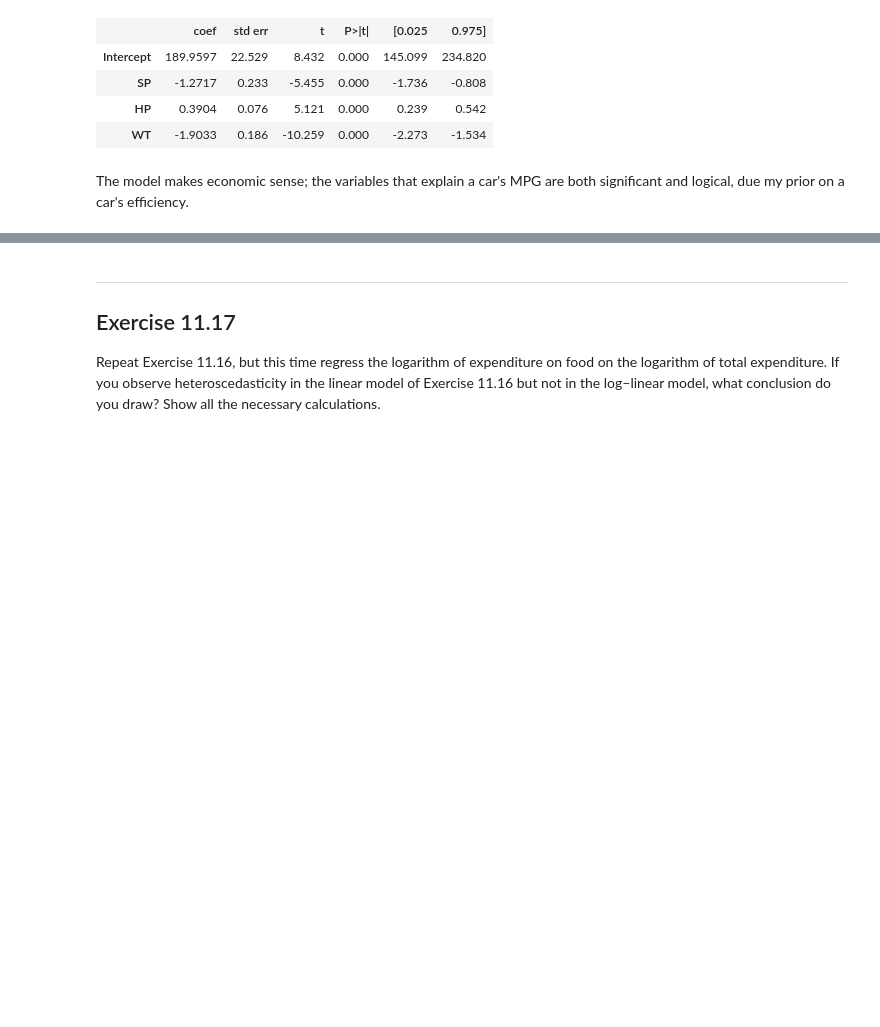
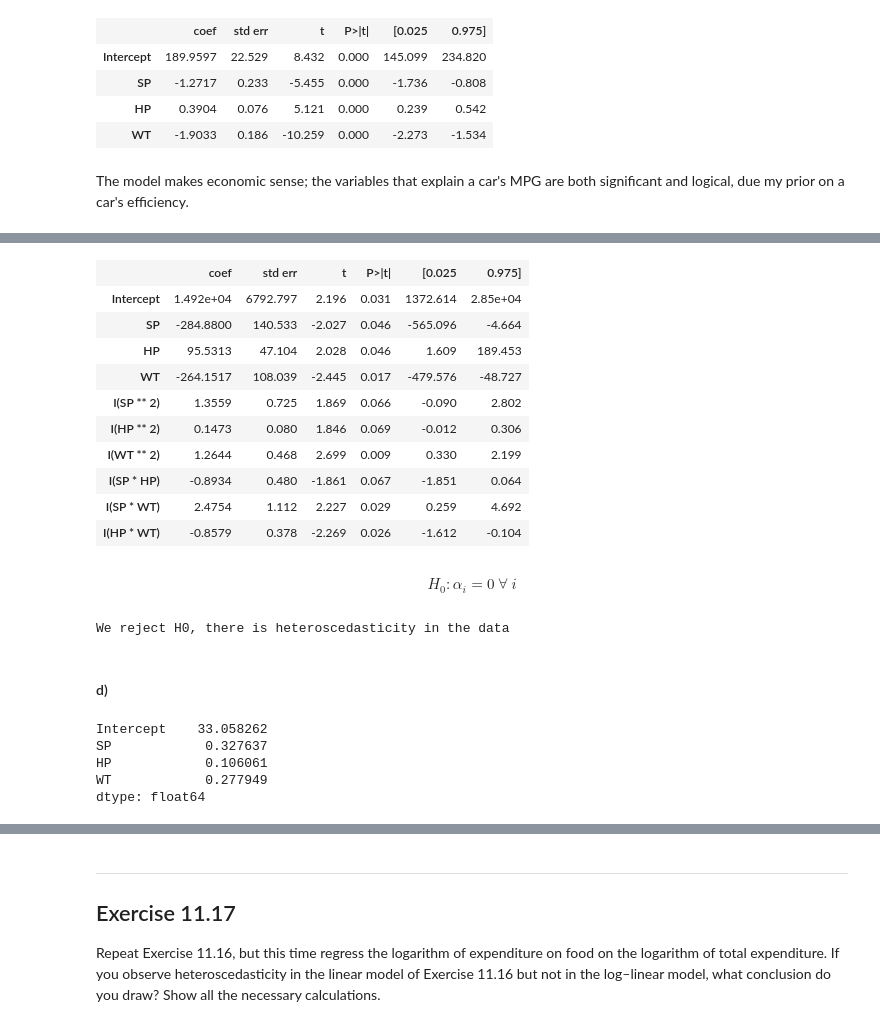
Before and after one commit to gerdm/UMA, a Jupyter notebook: econometrics/Homework 2.ipynb, the cells around one changed output, grey strips where cells are left out. Cells and saved outputs as stored; diff of their text form; code cells hidden in the pictures; blank space fills up the shorter version.

```diff
--- a/econometrics/Homework 2.ipynb
+++ b/econometrics/Homework 2.ipynb
@@ -768,0 +782,3 @@ The model makes economic sense; the variables that explain a car's MPG are both
+# %%
+cars["resid"] = cars_model.resid
+cars.head()
@@ -768,0 +792,38 @@ The model makes economic sense; the variables that explain a car's MPG are both
+# %%
+cars_resid = smf.ols("""I(resid**2) ~ SP + HP + WT +
+                     I(SP**2) + I(HP**2) + I(WT**2) +
+                     I(SP*HP) + I(SP*WT) + I(HP*WT)""", cars).fit()
+cars_resid.summary().tables[1]
+# %% [output]
+|  | coef | std err | t | P>|t| | [0.025 | 0.975] |
+| Intercept | 1.492e+04 | 6792.797 | 2.196 | 0.031 | 1372.614 | 2.85e+04 |
+| SP | -284.8800 | 140.533 | -2.027 | 0.046 | -565.096 | -4.664 |
+| HP | 95.5313 | 47.104 | 2.028 | 0.046 | 1.609 | 189.453 |
+| WT | -264.1517 | 108.039 | -2.445 | 0.017 | -479.576 | -48.727 |
+| I(SP ** 2) | 1.3559 | 0.725 | 1.869 | 0.066 | -0.090 | 2.802 |
+| I(HP ** 2) | 0.1473 | 0.080 | 1.846 | 0.069 | -0.012 | 0.306 |
+| I(WT ** 2) | 1.2644 | 0.468 | 2.699 | 0.009 | 0.330 | 2.199 |
+| I(SP * HP) | -0.8934 | 0.480 | -1.861 | 0.067 | -1.851 | 0.064 |
+| I(SP * WT) | 2.4754 | 1.112 | 2.227 | 0.029 | 0.259 | 4.692 |
+| I(HP * WT) | -0.8579 | 0.378 | -2.269 | 0.026 | -1.612 | -0.104 |
+# %% [markdown]
+$$
+    H_0: \alpha_i = 0 \ \forall \ i
+$$
+# %%
+if cars_resid.rsquared * len(cars) > chi2.isf(0.05,9):
+    print("We reject H0, there is heteroscedasticity in the data")
+else:
+    print("We do not reject H0")
+# %% [output]
+We reject H0, there is heteroscedasticity in the data
+# %% [markdown]
+#### d)
+# %%
+cars_model.HC0_se
+# %% [output]
+Intercept    33.058262
+SP            0.327637
+HP            0.106061
+WT            0.277949
+dtype: float64
```
Also changed, not shown: parts of 35 cells of this notebook, 1 other file.
